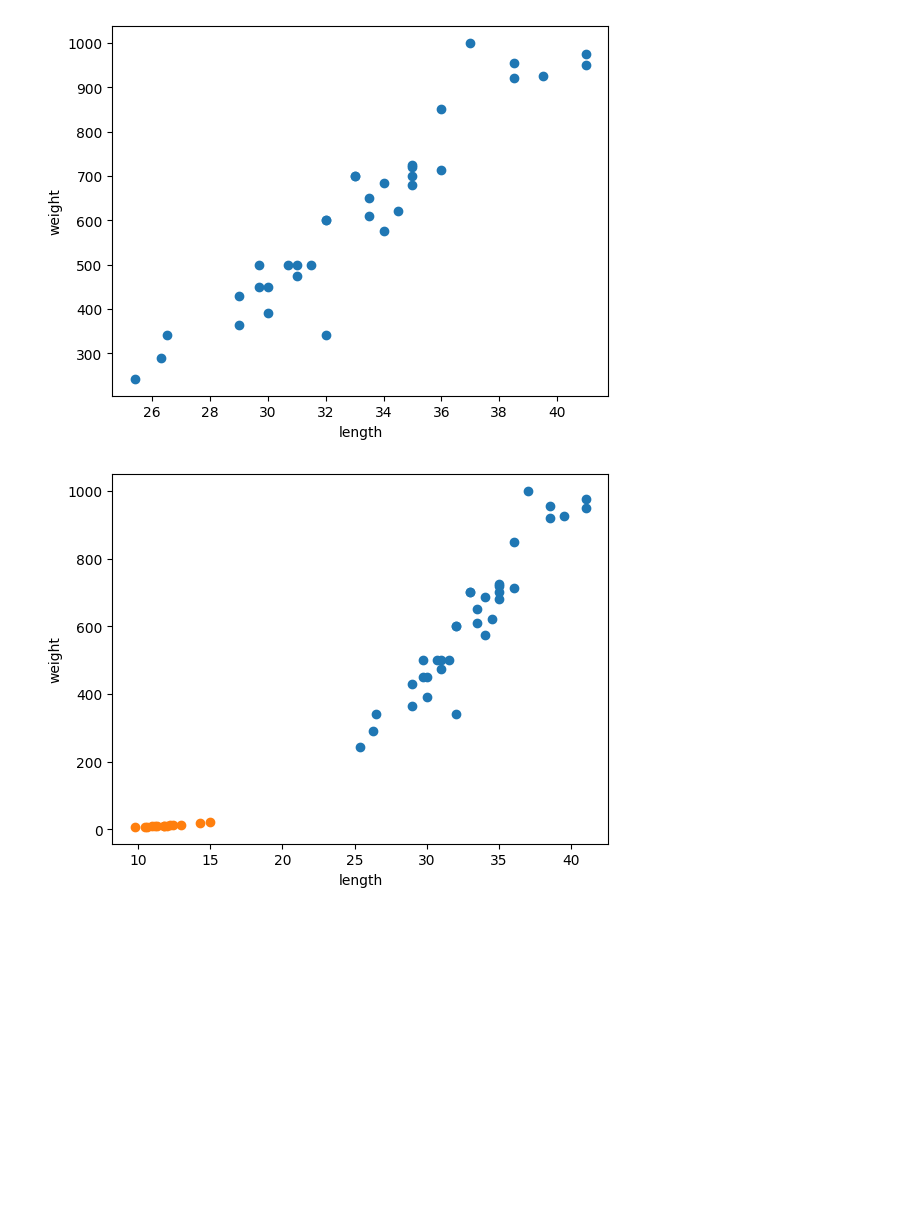
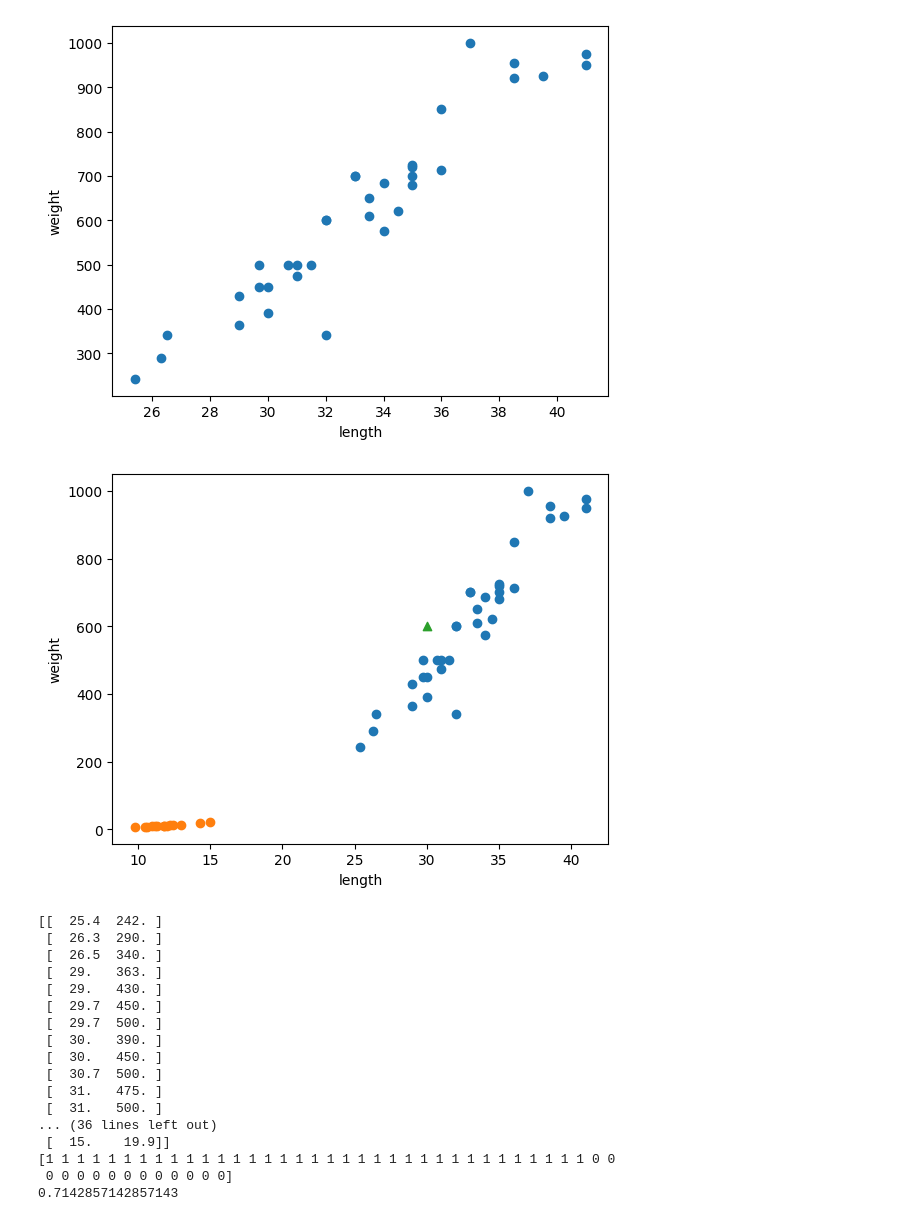
Before and after one commit to goodDev-junhyuk/Colab_M_learning, a Jupyter notebook: BreamAndSmelt.ipynb, the cells around one changed output. Drawn from its saved outputs; the diff is of its cells as text; code cells hidden in the pictures; blank space fills up the shorter version.

```diff
--- a/BreamAndSmelt.ipynb
+++ b/BreamAndSmelt.ipynb
@@ -22,26 +22,79 @@ plt.show()
 # %%
 import matplotlib.pyplot as plt
 
 bream_length = [25.4, 26.3, 26.5, 29.0, 29.0, 29.7, 29.7, 30.0, 30.0, 30.7, 31.0, 31.0,
                 31.5, 32.0, 32.0, 32.0, 33.0, 33.0, 33.5, 33.5, 34.0, 34.0, 34.5, 35.0,
                 35.0, 35.0, 35.0, 36.0, 36.0, 37.0, 38.5, 38.5, 39.5, 41.0, 41.0]
 bream_weight = [242.0, 290.0, 340.0, 363.0, 430.0, 450.0, 500.0, 390.0, 450.0, 500.0, 475.0, 500.0,
                 500.0, 340.0, 600.0, 600.0, 700.0, 700.0, 610.0, 650.0, 575.0, 685.0, 620.0, 680.0,
                 700.0, 725.0, 720.0, 714.0, 850.0, 1000.0, 920.0, 955.0, 925.0, 975.0, 950.0]
 
 # 로우데이터 추가.
 smelt_length = [9.8, 10.5, 10.6, 11.0, 11.2, 11.3, 11.8, 11.8, 12.0, 12.2, 12.4, 13.0, 14.3, 15.0]
 smelt_weight = [6.7, 7.5, 7.0, 9.7, 9.8, 8.7, 10.0, 9.9, 9.8, 12.2, 13.4, 12.2, 19.7, 19.9]
 
+#plt.scatter(bream_length, bream_weight)
+#plt.scatter(smelt_length, smelt_weight)
+
+# x축은 길이
+#plt.xlabel('length')
+# y축은 무게
+#plt.ylabel('weight')
+
+#plt.show()
+
+## 첫번째 머신러닝 프로그램 ##
+length = bream_length + smelt_length
+weight = bream_weight + smelt_weight
+
+fish_data = [[l, w] for l, w in zip(length, weight)]
+fish_target = [1] * 35 + [0] * 14
+
+
+# 사이킷런 패키지 - k-최근접 이웃 알고리즘 클래스 임포트
+# 알고리즘 클래스 객체 선언
+from sklearn.neighbors import KNeighborsClassifier
+kn = KNeighborsClassifier()
+kn.fit(fish_data, fish_target)
+kn.score(fish_data, fish_target)
+kn.predict([[30, 600]])
+
+#print(fish_data)
+#print(fish_target)
 
 plt.scatter(bream_length, bream_weight)
 plt.scatter(smelt_length, smelt_weight)
+plt.scatter(30, 600, marker='^')
+plt.xlabel('length')
+plt.ylabel('weight')
+plt.show()
 
-# x축은 길이
-plt.xlabel('length')
-# y축은 무게
-plt.ylabel('weight')
+kn.predict([[30, 600]])
 
-plt.show()
+print(kn._fit_X)
+print(kn._y)
+
+kn49 = KNeighborsClassifier(n_neighbors=49)
+kn49.fit(fish_data, fish_target)
+kn49.score(fish_data, fish_target)
+
+print(35/49)
 # %% [output]
-[figure, old version]
+[figure, new version]
+[[  25.4  242. ]
+ [  26.3  290. ]
+ [  26.5  340. ]
+ [  29.   363. ]
+ [  29.   430. ]
+ [  29.7  450. ]
+ [  29.7  500. ]
+ [  30.   390. ]
+ [  30.   450. ]
+ [  30.7  500. ]
+ [  31.   475. ]
+ [  31.   500. ]
+... (36 lines left out)
+ [  15.    19.9]]
+[1 1 1 1 1 1 1 1 1 1 1 1 1 1 1 1 1 1 1 1 1 1 1 1 1 1 1 1 1 1 1 1 1 1 1 0 0
+ 0 0 0 0 0 0 0 0 0 0 0 0]
+0.7142857142857143
```
Also changed, not shown: parts of 1 cell of this notebook.
